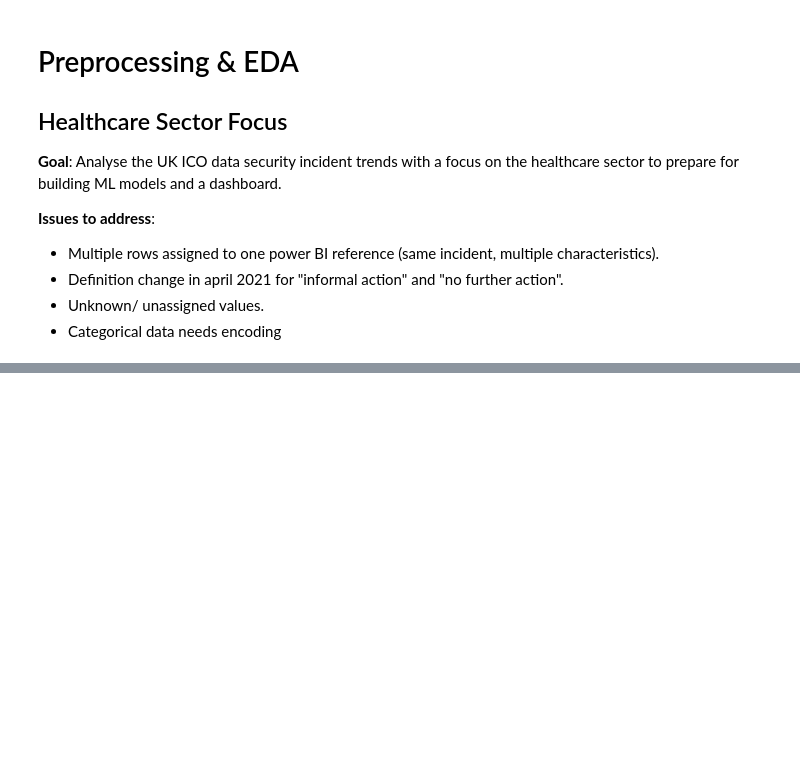
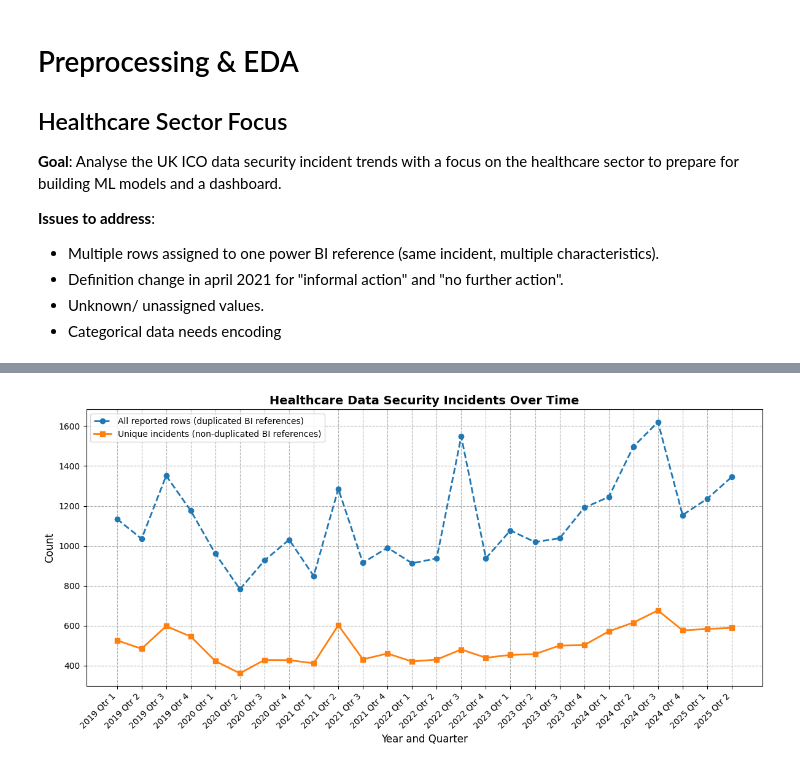
Before and after one commit to maycrowave/healthcare-data-incident-dashboard, a Jupyter notebook: models.ipynb, the cells around one changed output, grey strips where cells are left out. Saved outputs shown, nothing was run; the diff lists cells and outputs as text; code cells hidden in the pictures; blank space fills up the shorter version.

```diff
--- a/models.ipynb
+++ b/models.ipynb
@@ -101,0 +272,96 @@ print(f"Columns that vary across duplicate rows:\n {result}")
+# %%
+# aggregate total rows per year-quarter (duplicated BI references)
+total_incidents = (
+    df_health
+    .groupby(["year", "quarter"], observed=True)
+    .size()
+    .reset_index(name="total_incidents")
+)
+
+# aggregate unique incidents per year-quarter (non-duplicated BI references)
+unique_incidents = (
+    df_health
+    .groupby(["year", "quarter"], observed=True)
+    ["bi_reference"]
+    .nunique()
+    .reset_index(name="unique_incidents")
+)
+
+# merge the two summaries
+incidents_over_time = total_incidents.merge(
+    unique_incidents,
+    on=["year", "quarter"]
+)
+
+# make the chronological order
+quarter_order = {"Qtr1": 1, "Qtr2": 2, "Qtr3": 3, "Qtr4": 4}
+incidents_over_time["quarter_num"] = incidents_over_time["quarter"].astype(str).map(quarter_order)
+
+# convert year to int for sorting
+incidents_over_time["year_num"] = incidents_over_time["year"].astype(str).astype(int)
+
+incidents_over_time = incidents_over_time.sort_values(
+    by=["year_num", "quarter_num"]
+).reset_index(drop=True)
+
+# x-axis label
+incidents_over_time["period"] = (
+    incidents_over_time["year"].astype(str) + " " + incidents_over_time["quarter"].astype(str)
+)
+
+# copy for display purposes
+display_df = incidents_over_time[["year", "quarter", "total_incidents", "unique_incidents"]].copy()
+# calculate the difference (duplicate count) & percentage of duplicates
+display_df["duplicates"] = display_df["total_incidents"] - display_df["unique_incidents"]
+display_df["duplicate_pct"] = (display_df["duplicates"] / display_df["total_incidents"] * 100).round(1)
+# display columns
+display_df.columns = ["Year", "Quarter", "Total Rows", "Unique Incidents", "Duplicates", "Duplicate %"]
+
+# tabular form
+print("Healthcare Data Security Incidents Over Time:")
+print(display_df.to_string(index=False))
+
+# summary statistics
+print(f"\nOverall Summary:")
+print(f"\tTotal Rows Across All Periods: {display_df['Total Rows'].sum():,}")
+print(f"\tTotal Unique Incidents: {display_df['Unique Incidents'].sum():,}")
+print(f"\tTotal Duplicates: {display_df['Duplicates'].sum():,}")
+print(f"\tAverage Duplicate Rate: {display_df['Duplicate %'].mean():.1f}%")
+
+
+# graph visualisation of incidents
+plt.figure(figsize=(12, 6))
+
+plt.plot(
+    incidents_over_time.index,
+    incidents_over_time["total_incidents"],
+    marker='o',
+    label="All reported rows (duplicated BI references)",
+    linestyle="--",
+    linewidth=2,
+    markersize=6
+)
+
+plt.plot(
+    incidents_over_time.index,
+    incidents_over_time["unique_incidents"],
+    marker='s',
+    label="Unique incidents (non-duplicated BI references)",
+    linewidth=2,
+    markersize=6
+)
+
+plt.xticks(
+    ticks=incidents_over_time.index,
+    labels=incidents_over_time["period"],
+    rotation=45, ha='right'
+)
+
+plt.title("Healthcare Data Security Incidents Over Time", fontsize=14, fontweight='bold')
+plt.xlabel("Year and Quarter", fontsize=12)
+plt.ylabel("Count", fontsize=12)
+plt.legend(loc='best', frameon=True)
+plt.grid(True, linestyle='--')
+plt.tight_layout()
+plt.show()
+# %% [output]
@@ -101,0 +385 @@ print(f"Columns that vary across duplicate rows:\n {result}")
+[figure, added]
```
Also changed, not shown: parts of 9 cells of this notebook.
